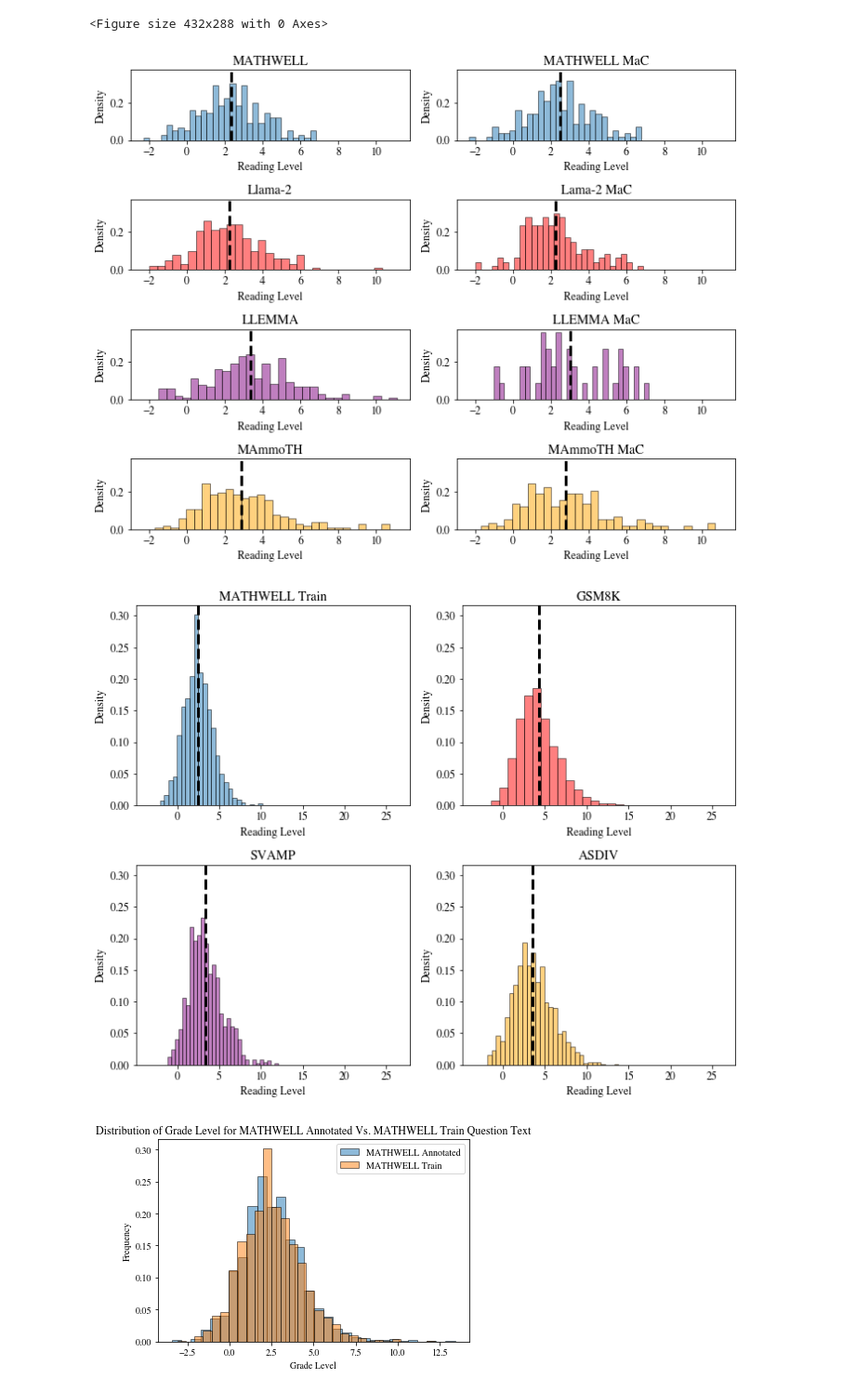
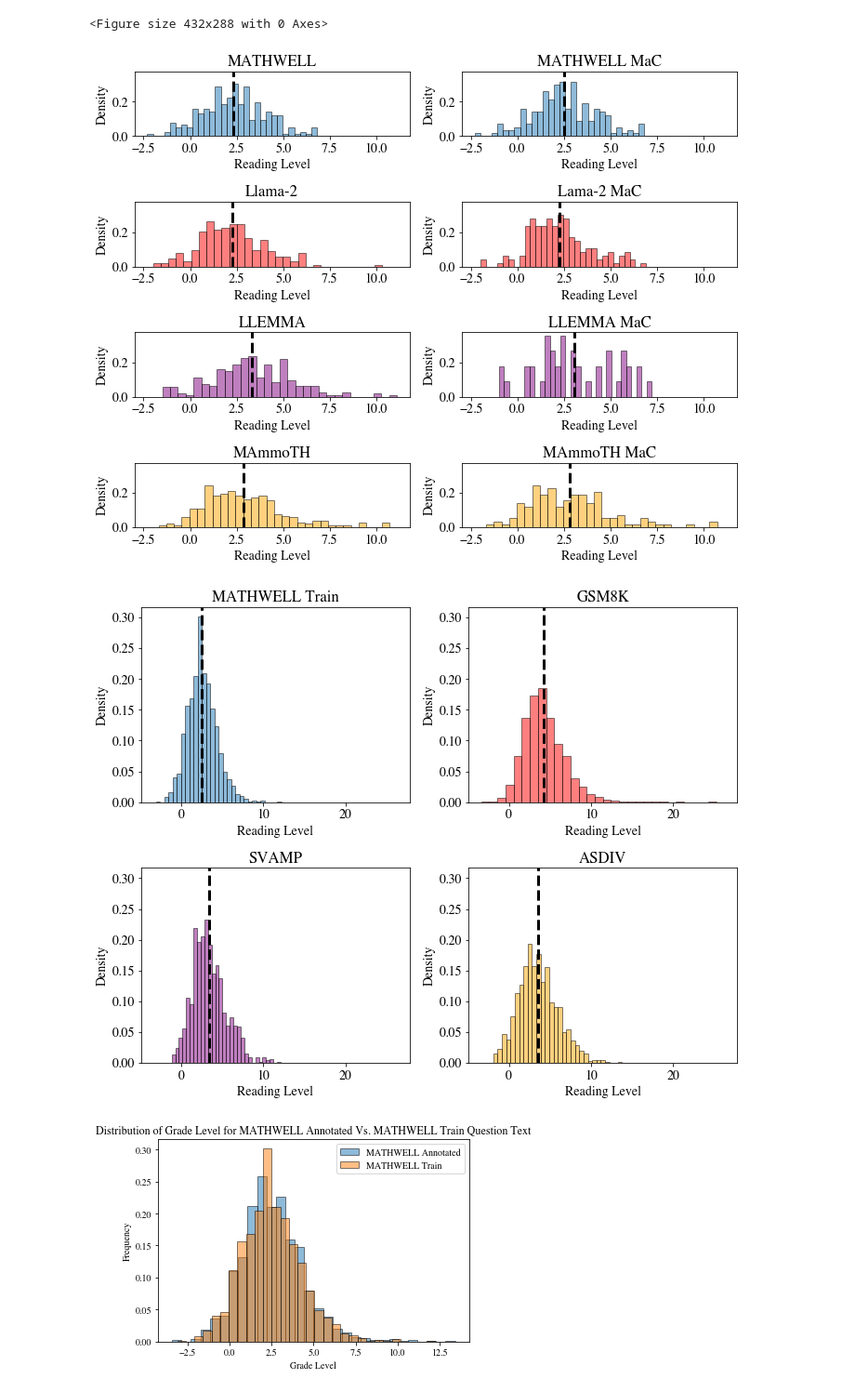
Before and after one commit to bryanchrist/llama2-70b, a Jupyter notebook: reading_level.ipynb, the cells around one changed output. Shown at 93% size. Saved outputs shown, nothing was run; the diff lists cells and outputs as text; code cells hidden in the pictures.

```diff
--- a/reading_level.ipynb
+++ b/reading_level.ipynb
@@ -12,7 +12,7 @@ import matplotlib.pyplot as plt
 #     'pgf.rcfonts': False,
 # })
 plt.rcParams["font.family"] = "Times"
-plt.rcParams.update({'font.size': 12})
+plt.rcParams.update({'font.size': 14})
 # %% [markdown]
 ## GSM8K
 # %%
@@ -312,46 +312,46 @@ axs[1,0].axvline(np.mean(llama_all_grades), color='k', linestyle='dashed', linew
 axs[2, 0].hist(llema_all_grades, bins=30, alpha=0.5, label='LLEMMA', edgecolor='black', density=True, color = 'Purple')
 axs[2, 0].set_title('LLEMMA')
 axs[2,0].axvline(np.mean(llema_all_grades), color='k', linestyle='dashed', linewidth=3)
 
 axs[3, 0].hist(mammoth_all_grades, bins=30, alpha=0.5, label='MAmmoTH', edgecolor='black', density=True, color= 'Orange')
 axs[3, 0].set_title('MAmmoTH')
 axs[3,0].axvline(np.mean(mammoth_all_grades), color='k', linestyle='dashed', linewidth=3)
 
 axs[0, 0].set_xlabel('Reading Level')
 axs[0, 0].set_ylabel('Density')
 axs[0, 1].set_xlabel('Reading Level')
 axs[0, 1].set_ylabel('Density')
 axs[1, 0].set_xlabel('Reading Level')
 axs[1, 0].set_ylabel('Density')
 axs[1, 1].set_xlabel('Reading Level')
 axs[1, 1].set_ylabel('Density')
 axs[2, 0].set_xlabel('Reading Level')
 axs[2, 0].set_ylabel('Density')
 axs[2, 1].set_xlabel('Reading Level')
 axs[2, 1].set_ylabel('Density')
 axs[3, 0].set_xlabel('Reading Level')
 axs[3, 0].set_ylabel('Density')
 axs[3, 1].set_xlabel('Reading Level')
 axs[3, 1].set_ylabel('Density')
-axs[0,0].tick_params(axis='both', which='both', labelsize=12, labelbottom=True)
-axs[0,1].tick_params(axis='both', which='both', labelsize=12, labelbottom=True)
-axs[1,0].tick_params(axis='both', which='both', labelsize=12, labelbottom=True)
-axs[1,1].tick_params(axis='both', which='both', labelsize=12, labelbottom=True)
-axs[2,0].tick_params(axis='both', which='both', labelsize=12, labelbottom=True)
-axs[2,1].tick_params(axis='both', which='both', labelsize=12, labelbottom=True)
-axs[3,0].tick_params(axis='both', which='both', labelsize=12, labelbottom=True)
-axs[3,1].tick_params(axis='both', which='both', labelsize=12, labelbottom=True)
+axs[0,0].tick_params(axis='both', which='both', labelsize=14, labelbottom=True)
+axs[0,1].tick_params(axis='both', which='both', labelsize=14, labelbottom=True)
+axs[1,0].tick_params(axis='both', which='both', labelsize=14, labelbottom=True)
+axs[1,1].tick_params(axis='both', which='both', labelsize=14, labelbottom=True)
+axs[2,0].tick_params(axis='both', which='both', labelsize=14, labelbottom=True)
+axs[2,1].tick_params(axis='both', which='both', labelsize=14, labelbottom=True)
+axs[3,0].tick_params(axis='both', which='both', labelsize=14, labelbottom=True)
+axs[3,1].tick_params(axis='both', which='both', labelsize=14, labelbottom=True)
 
-axs[0,1].tick_params(axis='y', which='both', labelsize=12, labelleft=True)
-axs[1,1].tick_params(axis='y', which='both', labelsize=12, labelleft=True)
-axs[2,1].tick_params(axis='y', which='both', labelsize=12, labelleft=True)
-axs[3,1].tick_params(axis='y', which='both', labelsize=12, labelleft=True)
+axs[0,1].tick_params(axis='y', which='both', labelsize=14, labelleft=True)
+axs[1,1].tick_params(axis='y', which='both', labelsize=14, labelleft=True)
+axs[2,1].tick_params(axis='y', which='both', labelsize=14, labelleft=True)
+axs[3,1].tick_params(axis='y', which='both', labelsize=14, labelleft=True)
 
 # Customize the overall layout
 plt.tight_layout()
 plt.savefig('reading_level_models.png')
 # %% [output]
-[figure, old version]
+[figure, new version]
 # %%
 # Create a figure with two subplots (2 rows, 1 column)
 fig, axs = plt.subplots(nrows=2, ncols=2, figsize=(10, 8), sharex = True, sharey = True)
@@ -373,10 +373,10 @@ axs[0,1].axvline(np.mean(gsm8k_grades), color='k', linestyle='dashed', linewidth
 axs[1,0].axvline(np.mean(svamp_grades), color='k', linestyle='dashed', linewidth=3)
 axs[1,1].axvline(np.mean(asdiv_grades), color='k', linestyle='dashed', linewidth=3)
 axs[0, 0].set_xlabel('Reading Level')
-axs[0,0].tick_params(axis='both', which='both', labelsize=12, labelbottom=True)
-axs[0,1].tick_params(axis='both', which='both', labelsize=12, labelbottom=True)
-axs[0,1].tick_params(axis='y', which='both', labelsize=12, labelleft=True)
-axs[1,1].tick_params(axis='y', which='both', labelsize=12, labelleft=True)
+axs[0,0].tick_params(axis='both', which='both', labelsize=14, labelbottom=True)
+axs[0,1].tick_params(axis='both', which='both', labelsize=14, labelbottom=True)
+axs[0,1].tick_params(axis='y', which='both', labelsize=14, labelleft=True)
+axs[1,1].tick_params(axis='y', which='both', labelsize=14, labelleft=True)
 axs[0, 0].set_ylabel('Density')
 axs[0, 1].set_xlabel('Reading Level')
 axs[0, 1].set_ylabel('Density')
@@ -389,7 +389,7 @@ axs[1, 1].set_ylabel('Density')
 plt.tight_layout()
 plt.savefig('reading_level_datasets.png')
 # %% [output]
-[figure, old version]
+[figure, new version]
 # %%
 # Create a histogram
 plt.hist(mathwell_an_grades, bins=30, alpha=0.5, label='MATHWELL Annotated', edgecolor='black', density=True)
```
Also changed, not shown: 2 other files.
